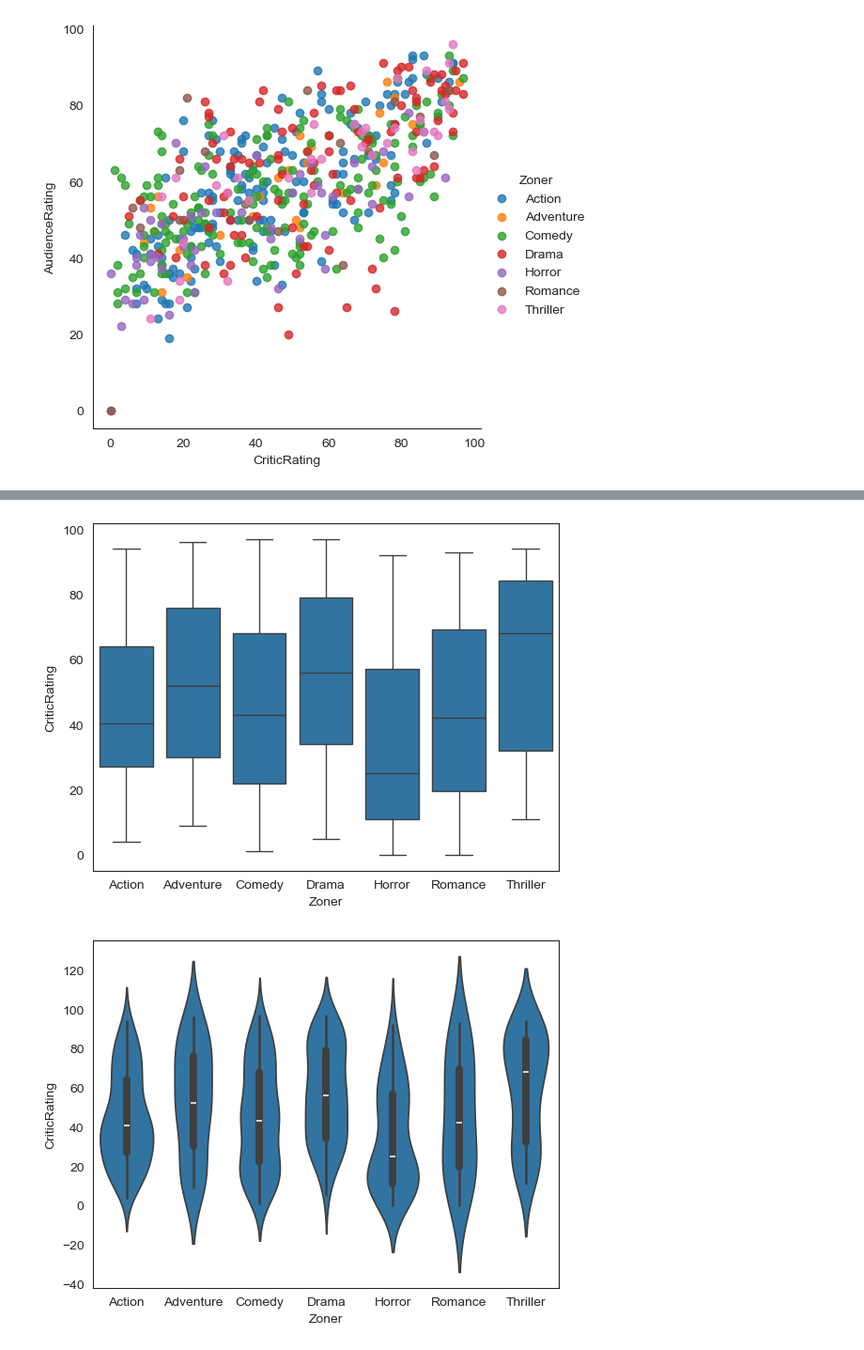
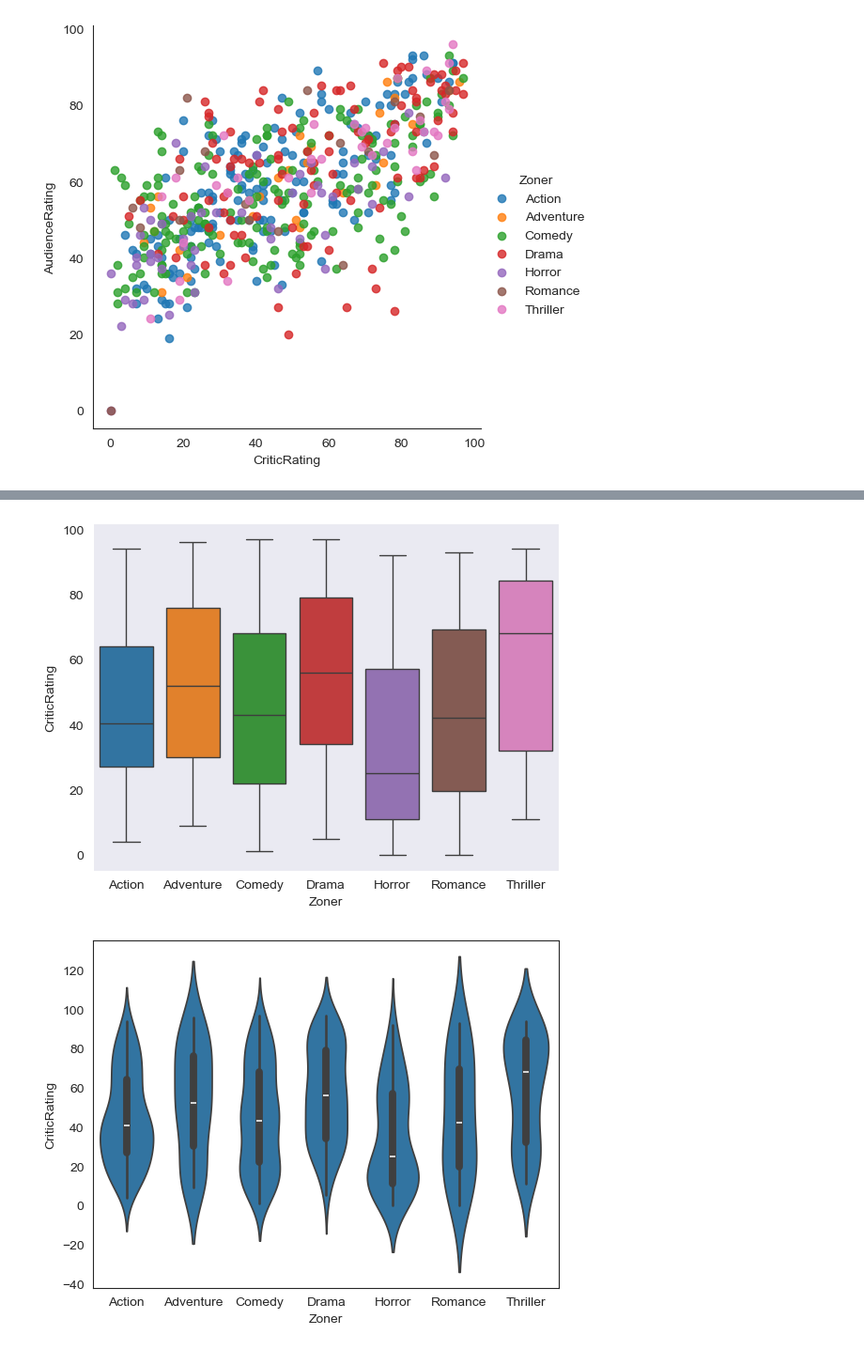
Before and after one commit to nehayenuganti2103-boop/Agentic-AI-Generative-AI-ML-DA-FSDS_CODES, a Jupyter notebook: MovieRatingsWorkshop.ipynb, the cells around one changed output, grey strips where cells are left out. Shown at 94% size. Saved outputs shown, nothing was run; the diff lists cells and outputs as text; code cells hidden in the pictures.

```diff
--- a/MovieRatingsWorkshop.ipynb
+++ b/MovieRatingsWorkshop.ipynb
@@ -17,7 +17,7 @@ os.getcwd()
 # %% [output]
 'C:\\Users\\Neha'
 # %%
-movies = pd.read_csv(r"Downloads\MovieRatings.csv")
+movies = pd.read_csv(r"C:\Users\Neha\Downloads\AI\MovieRatings.csv")
 # %%
 movies
 # %% [output]
@@ -403,3 +403,7 @@ m1=sns.distplot(movies.AudienceRating)
 plt.show()
 # %% [output]
 [figure]
+# %%
+sns.set_style('white')
+n1 = plt.hist(movies.AudienceRating, bins=20)
+plt.show()
@@ -441,0 +551,4 @@ plt.show()
+# %%
+sns.set_style('dark')
+k2 = sns.kdeplot(x=movies.CriticRating ,y=movies.AudienceRating,shade_lowest=False,cmap='Greens_r')
+plt.show()
@@ -441,0 +557,4 @@ plt.show()
+# %%
+sns.set_style('dark')
+k1 = sns.kdeplot(x=movies.BudgetMillions,y=movies.AudienceRating,shade_lowest=True,cmap='Greens_r')
+plt.show()
@@ -442,8 +596,8 @@ plt.show()
 # %%
-vis4=sns.boxplot(data=movies, x='Zoner' , y='CriticRating')
+B=sns.boxplot(data=movies, x='Zoner' , y='CriticRating',hue='Zoner')
 plt.show()
 # %% [output]
-[figure, old version]
+[figure, new version]
 # %%
 vis5=sns.violinplot(data=movies,x='Zoner',y='CriticRating')
 plt.show()
```
Also changed, not shown: parts of 33 cells of this notebook.
